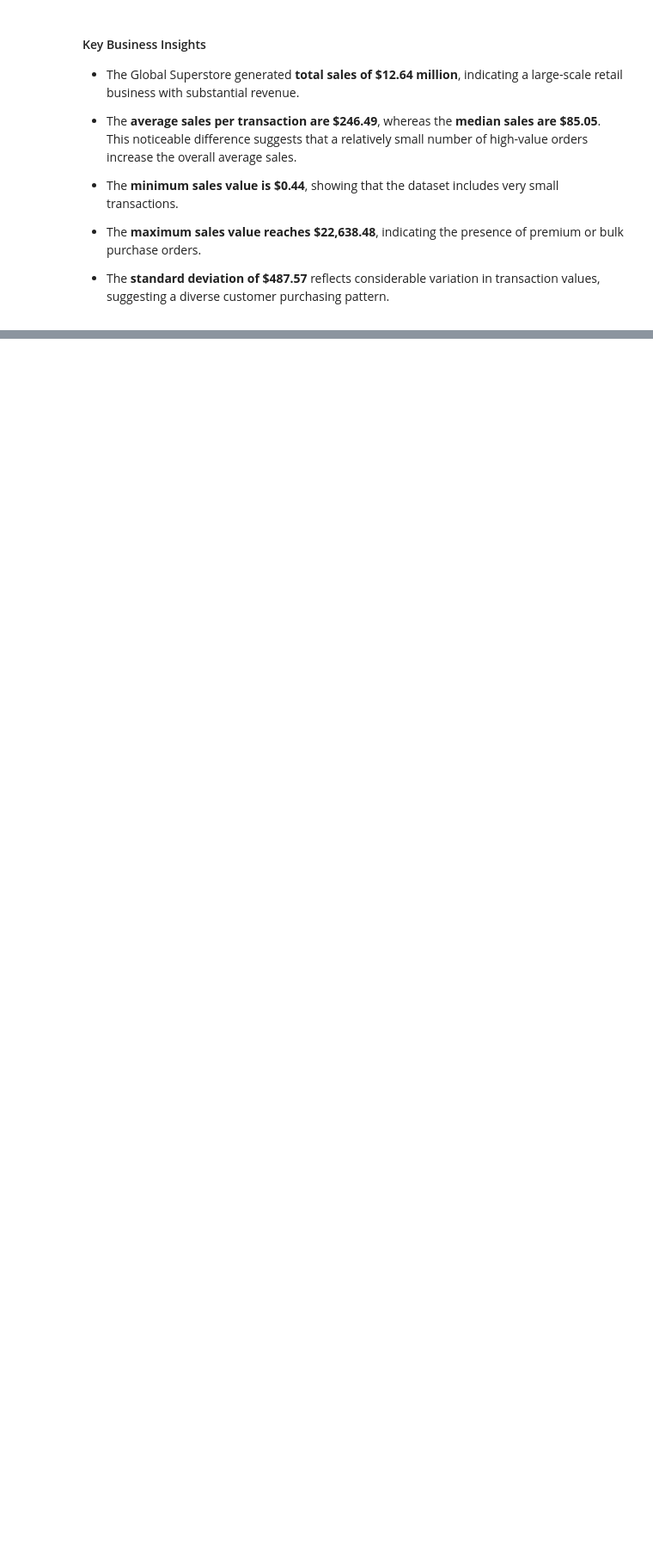
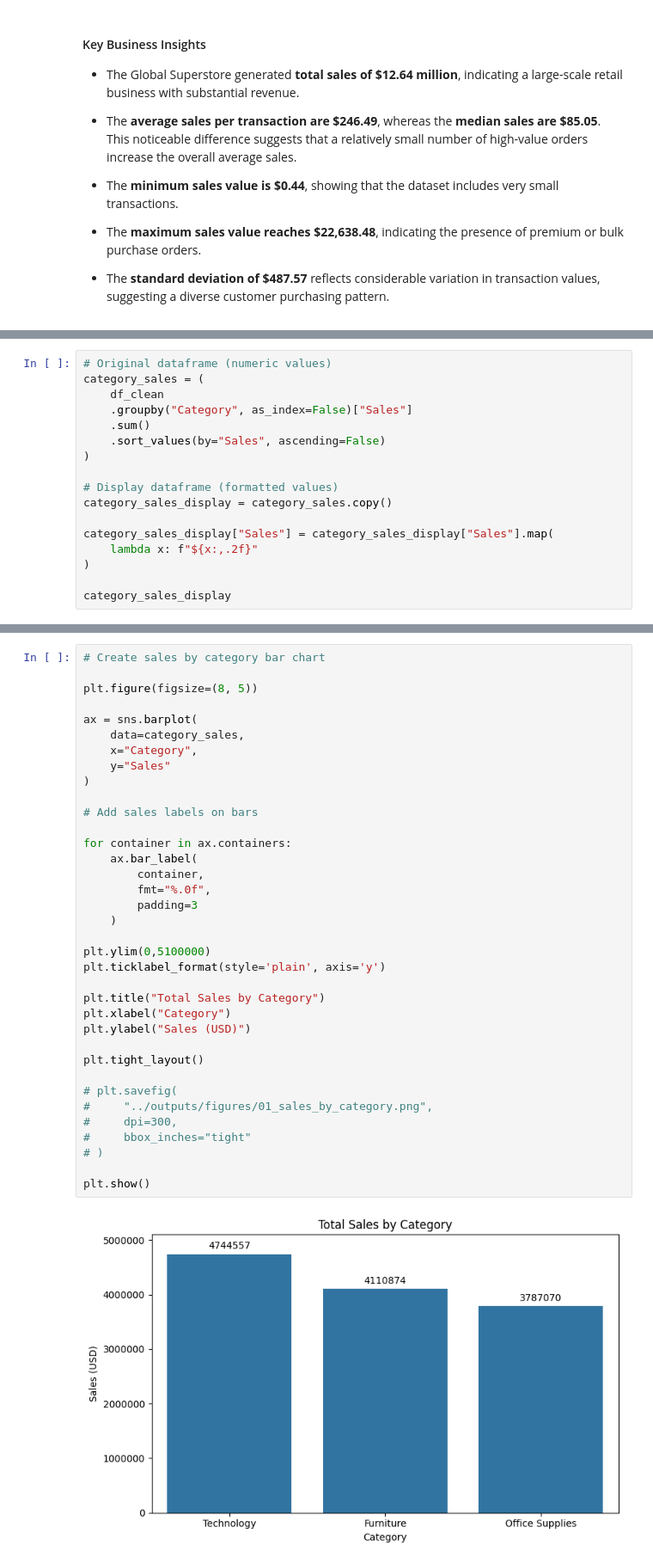
Before and after one commit to huzaifawaheed2/DevelopersHub-Corporation-Advanced-Internship, a Jupyter notebook: Project-03-Interactive-Business-Dashboard/notebooks/Business_Dashboard_Preprocessing.ipynb, the cells around one changed output, grey strips where cells are left out. Shown at 86% size. Saved outputs shown, nothing was run; the diff lists cells and outputs as text; blank space fills up the shorter version.

```diff
--- a/Project-03-Interactive-Business-Dashboard/notebooks/Business_Dashboard_Preprocessing.ipynb
+++ b/Project-03-Interactive-Business-Dashboard/notebooks/Business_Dashboard_Preprocessing.ipynb
@@ -570,0 +575,17 @@ sales_summary
+# %%
+# Original dataframe (numeric values)
+category_sales = (
+    df_clean
+    .groupby("Category", as_index=False)["Sales"]
+    .sum()
+    .sort_values(by="Sales", ascending=False)
+)
+
+# Display dataframe (formatted values)
+category_sales_display = category_sales.copy()
+
+category_sales_display["Sales"] = category_sales_display["Sales"].map(
+    lambda x: f"${x:,.2f}"
+)
+
+category_sales_display
@@ -570,0 +601,38 @@ sales_summary
+# %%
+# Create sales by category bar chart
+
+plt.figure(figsize=(8, 5))
+
+ax = sns.barplot(
+    data=category_sales,
+    x="Category",
+    y="Sales"
+)
+
+# Add sales labels on bars
+
+for container in ax.containers:
+    ax.bar_label(
+        container,
+        fmt="%.0f",
+        padding=3
+    )
+
+plt.ylim(0,5100000)
+plt.ticklabel_format(style='plain', axis='y')
+
+plt.title("Total Sales by Category")
+plt.xlabel("Category")
+plt.ylabel("Sales (USD)")
+
+plt.tight_layout()
+
+# plt.savefig(
+#     "../outputs/figures/01_sales_by_category.png",
+#     dpi=300,
+#     bbox_inches="tight"
+# )
+
+plt.show()
+# %% [output]
+[figure, added]
```
Also changed, not shown: parts of 51 cells of this notebook.
